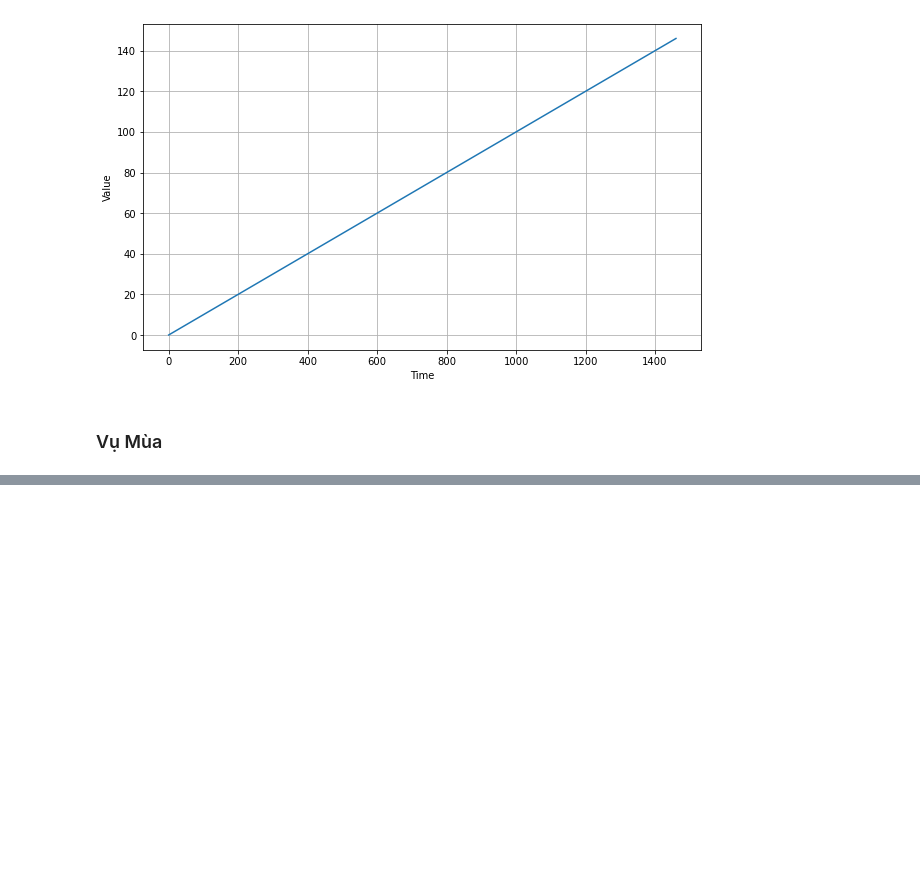
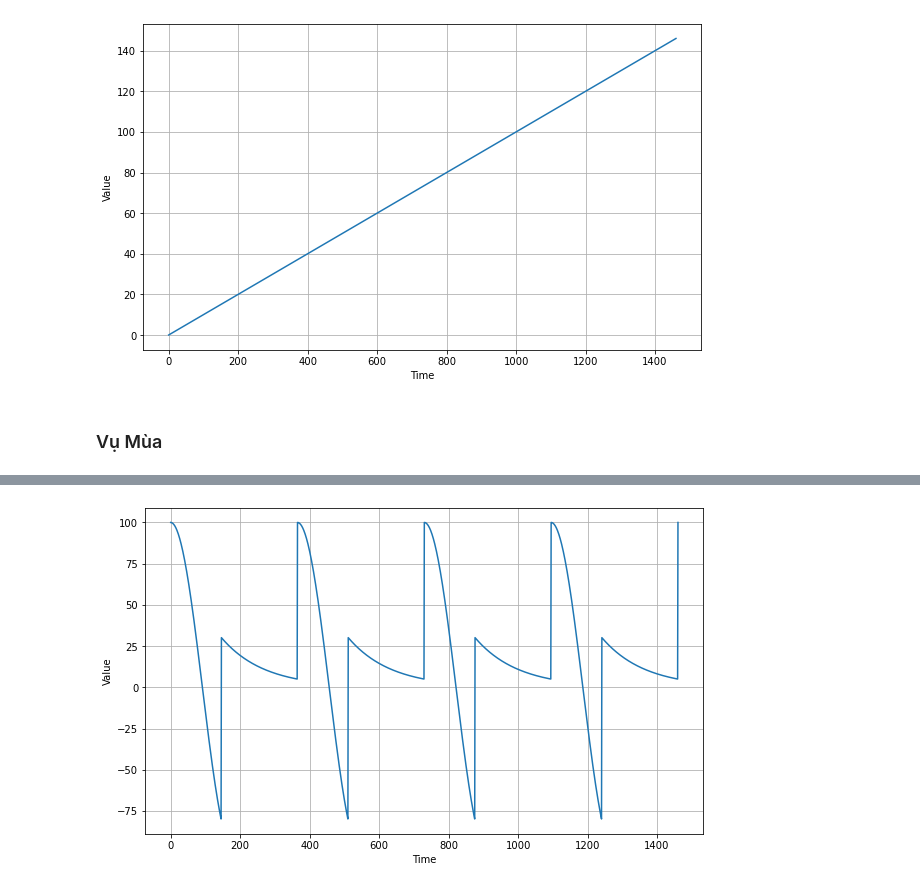
Before and after one commit to ddpham/TFExam, a Jupyter notebook: nbs/time_series/00_basics.ipynb, the cells around one changed output, grey strips where cells are left out. Drawn from its saved outputs; the diff is of its cells as text; code cells hidden in the pictures; blank space fills up the shorter version.

Commit message:
update basics of time series

```diff
--- a/nbs/time_series/00_basics.ipynb
+++ b/nbs/time_series/00_basics.ipynb
@@ -51,11 +61,16 @@ plt.show()
 # %%
+# Tạo xu tính chất vụ mùa:
 def seasonal_pattern(season_time):
-    """Just an arbitrary pattern, you can change it if you wish"""
     return np.where(season_time < 0.4,
                     np.cos(season_time * 2 * np.pi),
                     1 / np.exp(3 * season_time))
 
-def seasonality(time, period, amplitude=1, phase=0):
-    """Repeats the same pattern at each period"""
+# Tạo dữ liệu có vụ mùa:
+def create_seasonalities(time, period, amplitude=1, phase=0):
     season_time = ((time + phase) % period) / period
     return amplitude * seasonal_pattern(season_time)
+# %%
+tseries = create_seasonalities(times, 365, amplitude=100)
+plot_series(times, tseries)
+# %% [output]
+[figure, added]
```
Also changed, not shown: parts of 31 cells of this notebook.
